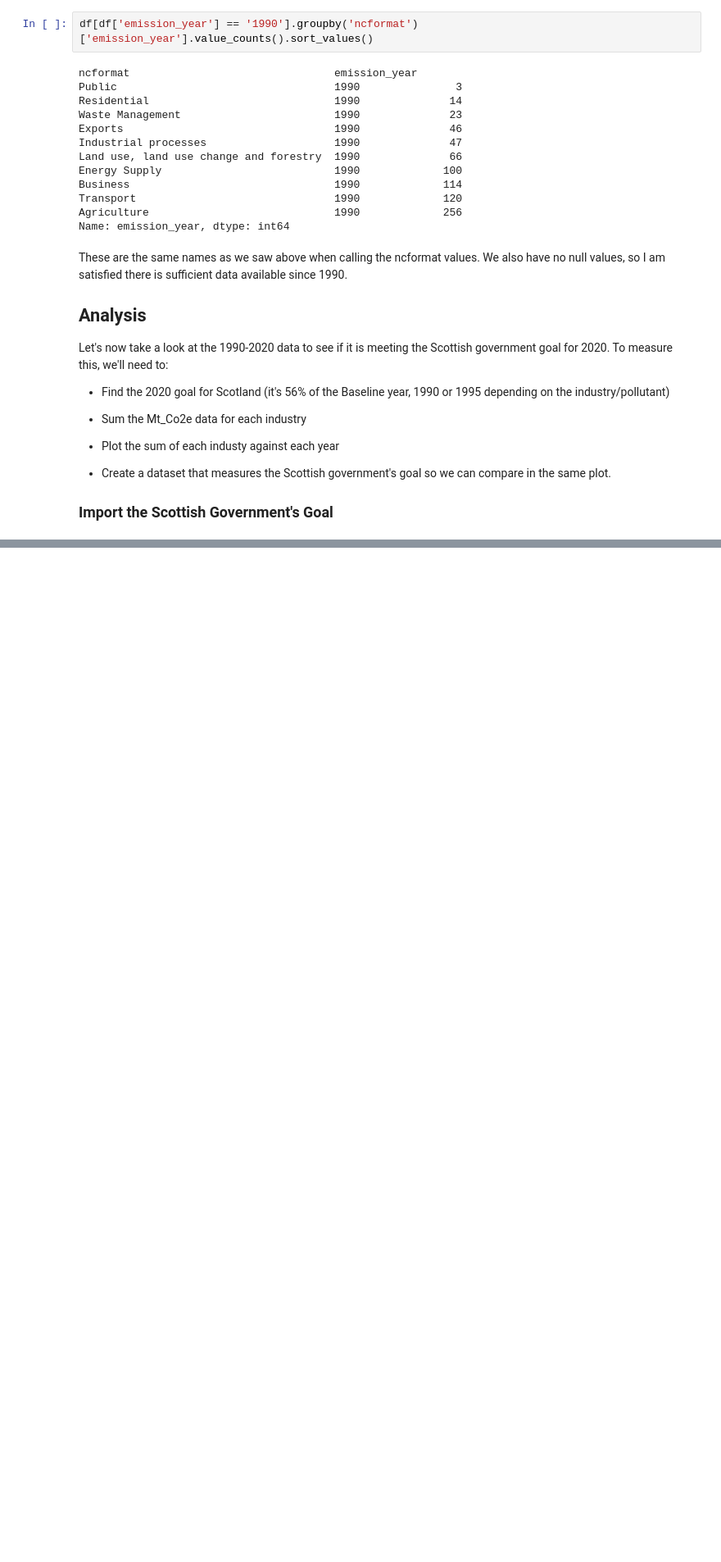
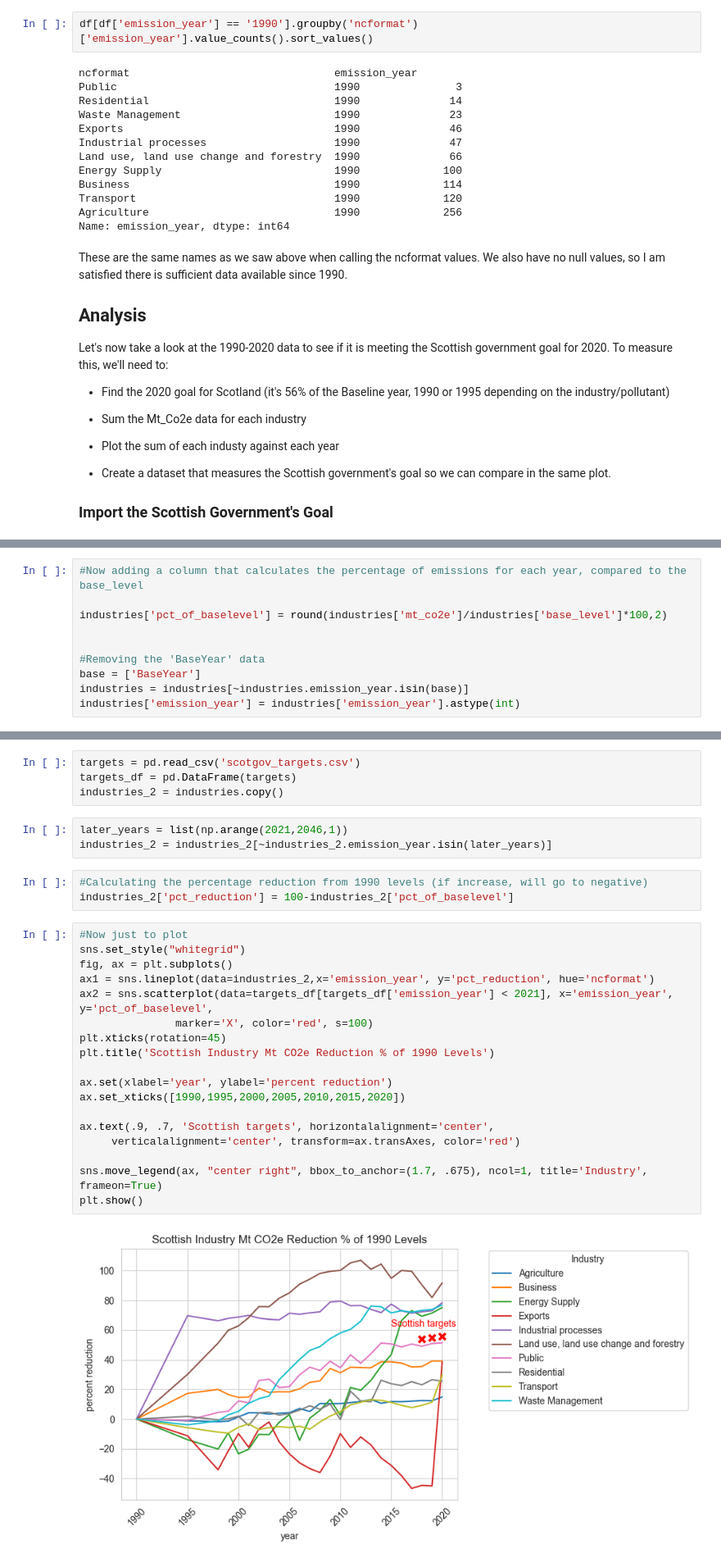
Before and after one commit to cassbc/PythonPortfolio, a Jupyter notebook: Scottish Government GHG commitment.ipynb, the cells around one changed output, grey strips where cells are left out. Shown at 82% size. Cells and saved outputs as stored; diff of their text form; blank space fills up the shorter version.

```diff
--- a/Scottish Government GHG commitment.ipynb
+++ b/Scottish Government GHG commitment.ipynb
@@ -129,0 +159,10 @@ Let's now take a look at the 1990-2020 data to see if it is meeting the Scottish
+# %%
+#Now adding a column that calculates the percentage of emissions for each year, compared to the base_level
+
+industries['pct_of_baselevel'] = round(industries['mt_co2e']/industries['base_level']*100,2)
+
+
+#Removing the 'BaseYear' data
+base = ['BaseYear']
+industries = industries[~industries.emission_year.isin(base)]
+industries['emission_year'] = industries['emission_year'].astype(int)
@@ -129,0 +171,30 @@ Let's now take a look at the 1990-2020 data to see if it is meeting the Scottish
+# %%
+targets = pd.read_csv('scotgov_targets.csv')
+targets_df = pd.DataFrame(targets)
+industries_2 = industries.copy()
+# %%
+later_years = list(np.arange(2021,2046,1))
+industries_2 = industries_2[~industries_2.emission_year.isin(later_years)]
+# %%
+#Calculating the percentage reduction from 1990 levels (if increase, will go to negative)
+industries_2['pct_reduction'] = 100-industries_2['pct_of_baselevel']
+# %%
+#Now just to plot
+sns.set_style("whitegrid")
+fig, ax = plt.subplots()
+ax1 = sns.lineplot(data=industries_2,x='emission_year', y='pct_reduction', hue='ncformat')
+ax2 = sns.scatterplot(data=targets_df[targets_df['emission_year'] < 2021], x='emission_year', y='pct_of_baselevel',
+               marker='X', color='red', s=100)
+plt.xticks(rotation=45)
+plt.title('Scottish Industry Mt CO2e Reduction % of 1990 Levels')
+
+ax.set(xlabel='year', ylabel='percent reduction')
+ax.set_xticks([1990,1995,2000,2005,2010,2015,2020])
+
+ax.text(.9, .7, 'Scottish targets', horizontalalignment='center',
+     verticalalignment='center', transform=ax.transAxes, color='red')
+
+sns.move_legend(ax, "center right", bbox_to_anchor=(1.7, .675), ncol=1, title='Industry', frameon=True)
+plt.show()
+# %% [output]
+[figure, added]
```
Also changed, not shown: parts of 7 cells of this notebook, 1 other file.
